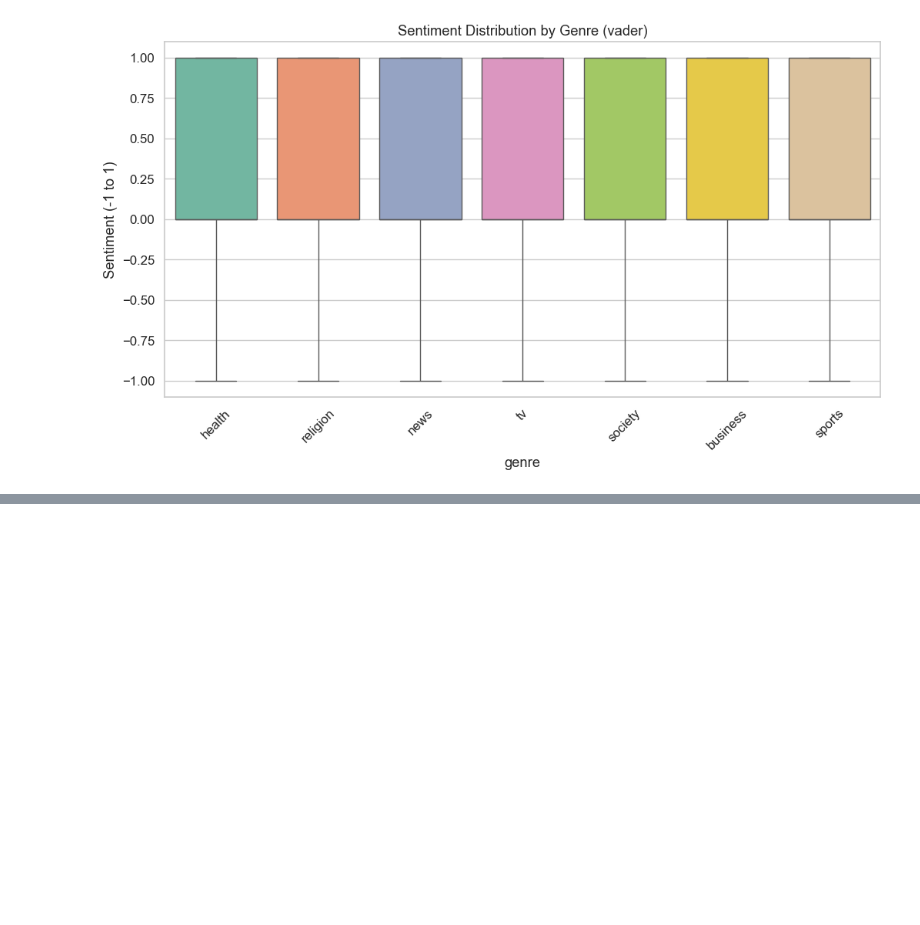
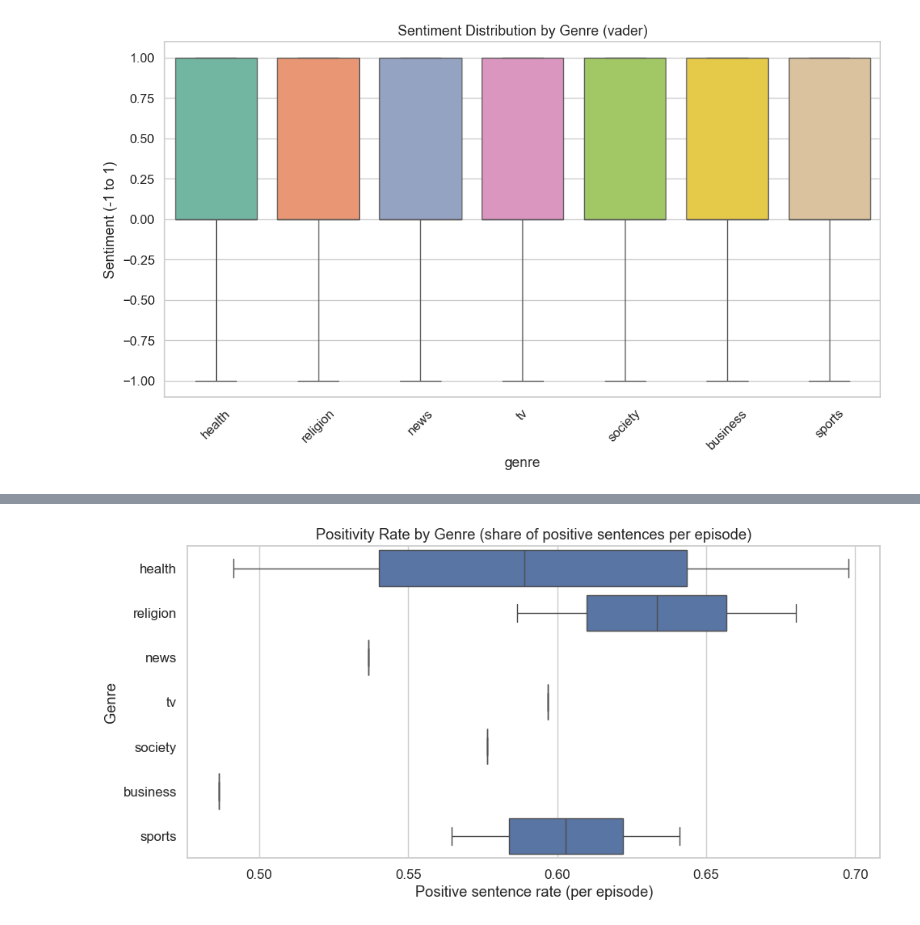
Before and after one commit to au-nlp/project-milestone-p2-group4, a Jupyter notebook: sentiment_analysis.ipynb, the cells around one changed output, grey strips where cells are left out. Drawn from its saved outputs; the diff is of its cells as text; code cells hidden in the pictures; blank space fills up the shorter version.

```diff
--- a/sentiment_analysis.ipynb
+++ b/sentiment_analysis.ipynb
@@ -517,3 +517,18 @@ Passing `palette` without assigning `hue` is deprecated and will be removed in v
 
   sns.boxplot(data=df, x="genre", y=y_col, palette="Set2")
 [figure]
+# %%
+# Make numeric polarity for Siebert
+sentences_df["sentiment_num"] = sentences_df["polarity"].map({"negative": -1, "positive": 1})
+
+# Continuous, intensity-weighted sentiment in [-1, 1]
+sentences_df["sentiment_weighted"] = sentences_df["sentiment_num"] * sentences_df["intensity"]
+
+# Label balance
+print(sentences_df["polarity"].value_counts(normalize=True))
+
+# Confidence / intensity
+print(sentences_df["intensity"].describe())
+
+# Better genre-level signal (continuous)
+print(sentences_df.groupby("genre")["sentiment_weighted"].mean().sort_values())
@@ -519,0 +633,10 @@ Passing `palette` without assigning `hue` is deprecated and will be removed in v
+# %%
+plt.figure(figsize=(10,5))
+sns.boxplot(data=ep_level, x="pos_rate", y="genre", orient="h")
+plt.title("Positivity Rate by Genre (share of positive sentences per episode)")
+plt.xlabel("Positive sentence rate (per episode)")
+plt.ylabel("Genre")
+plt.tight_layout()
+plt.show()
+# %% [output]
+[figure, added]
```
Also changed, not shown: parts of 12 cells of this notebook, 1 other file.
